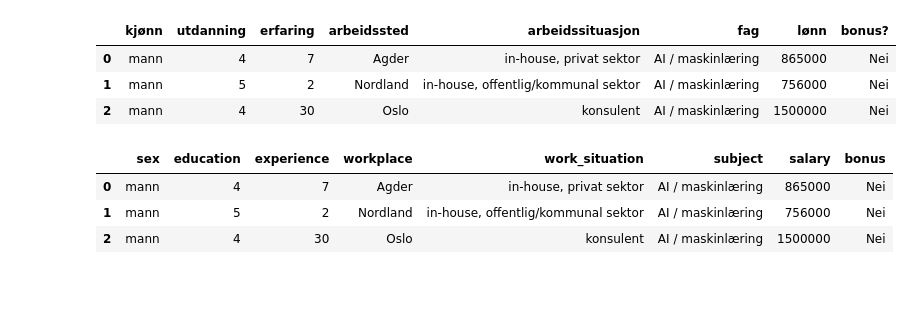
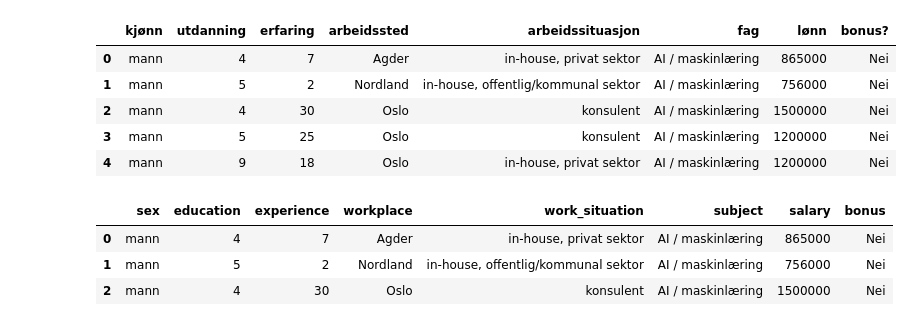
Before and after one commit to TatsianaMi/DataScience_HW, a Jupyter notebook: hw-03/hw-03.ipynb, the cells around one changed output. Cells and saved outputs as stored; diff of their text form; code cells hidden in the pictures; blank space fills up the shorter version.

```diff
--- a/hw-03/hw-03.ipynb
+++ b/hw-03/hw-03.ipynb
@@ -2,8 +2,8 @@
 !pip install ipython-sql
 !pip install sqlite3
 # %%
-import fetch_data
 import pandas as pd
-df = fetch_data.fromCSV()
-df.head(3)
+import hw_utils_package as hw
+df = hw.fromKaggelhubCSV("habedi/developer-salary-survey-data-norway-2024", "salaries.csv")
+df.head(5)
 # %% [output]
@@ -11,7 +11,9 @@ INFO:fetch_data:Fetching file by url on 2025-02-20 Time 17:47:05+00:00 UTC
 |  | kjønn | utdanning | erfaring | arbeidssted | arbeidssituasjon | fag | lønn | bonus? |
 | 0 | mann | 4 | 7 | Agder | in-house, privat sektor | AI / maskinlæring | 865000 | Nei |
 | 1 | mann | 5 | 2 | Nordland | in-house, offentlig/kommunal sektor | AI / maskinlæring | 756000 | Nei |
 | 2 | mann | 4 | 30 | Oslo | konsulent | AI / maskinlæring | 1500000 | Nei |
+| 3 | mann | 5 | 25 | Oslo | konsulent | AI / maskinlæring | 1200000 | Nei |
+| 4 | mann | 9 | 18 | Oslo | in-house, privat sektor | AI / maskinlæring | 1200000 | Nei |
 # %%
 # не нравится, что названия колонок на норвежском
 # переименовываем названия колонок в DataFrame
```
Also changed, not shown: parts of 2 cells of this notebook, 11 other files.
